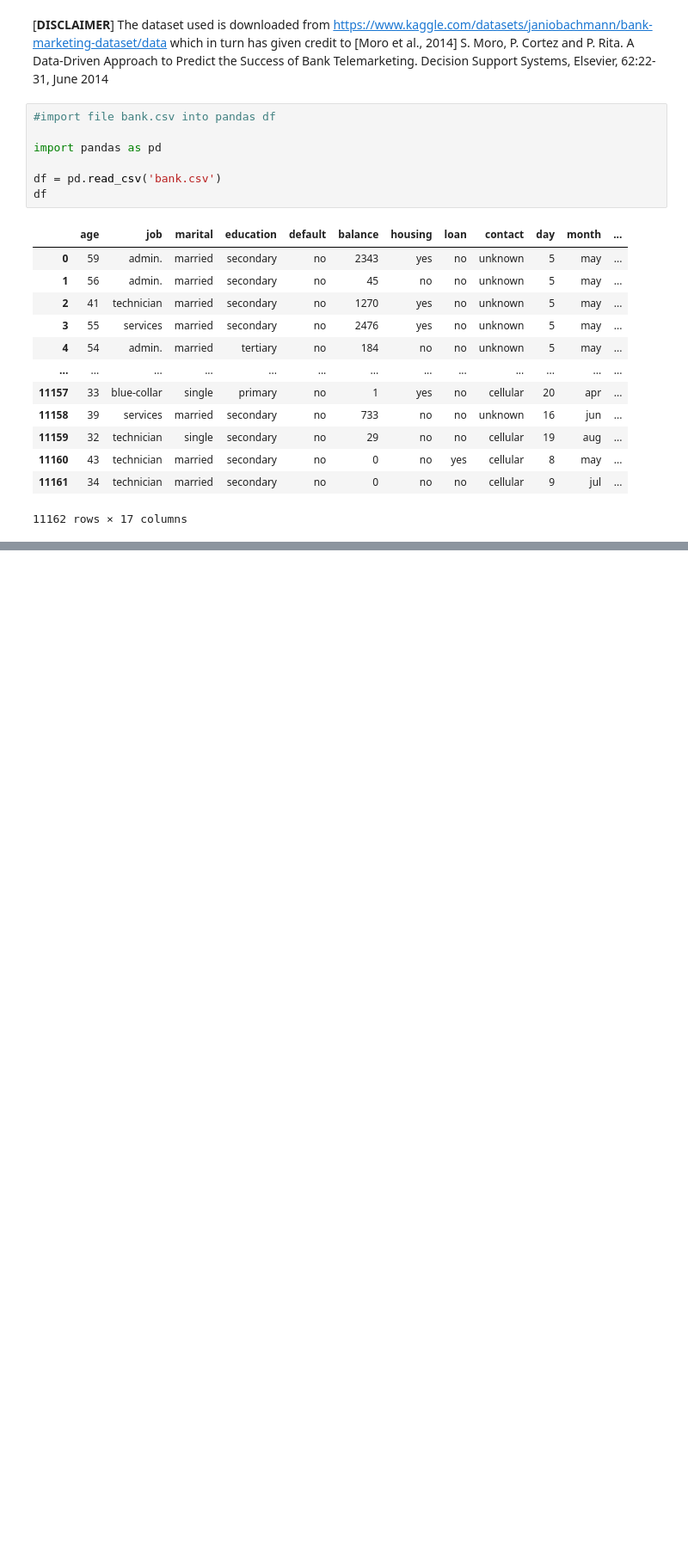
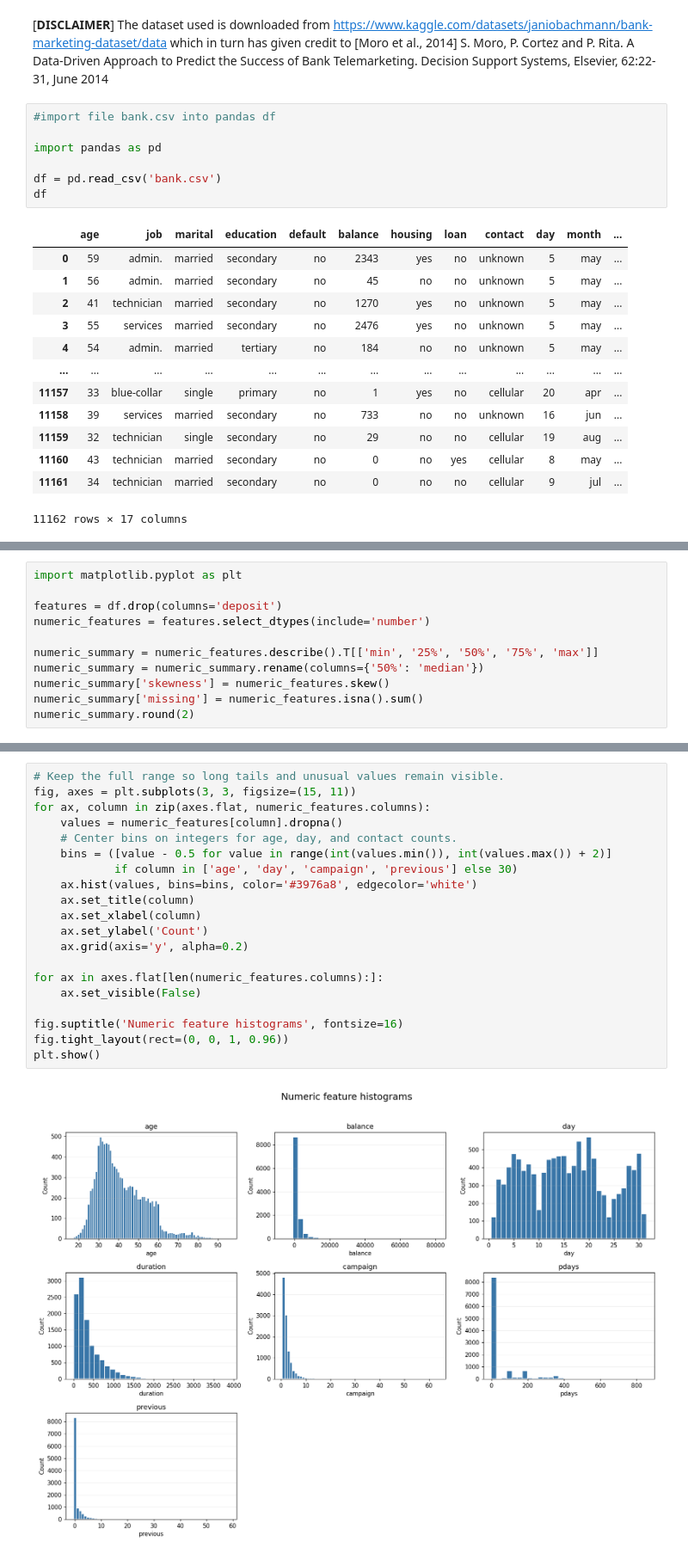
Before and after one commit to lance-kluge/bankChurnML, a Jupyter notebook: bankChurn.ipynb, the cells around one changed output, grey strips where cells are left out. Shown at 86% size. Saved outputs shown, nothing was run; the diff lists cells and outputs as text; blank space fills up the shorter version.

```diff
--- a/bankChurn.ipynb
+++ b/bankChurn.ipynb
@@ -24,0 +59,11 @@ df
+# %%
+import matplotlib.pyplot as plt
+
+features = df.drop(columns='deposit')
+numeric_features = features.select_dtypes(include='number')
+
+numeric_summary = numeric_features.describe().T[['min', '25%', '50%', '75%', 'max']]
+numeric_summary = numeric_summary.rename(columns={'50%': 'median'})
+numeric_summary['skewness'] = numeric_features.skew()
+numeric_summary['missing'] = numeric_features.isna().sum()
+numeric_summary.round(2)
@@ -24,0 +79,22 @@ df
+# %%
+# Keep the full range so long tails and unusual values remain visible.
+fig, axes = plt.subplots(3, 3, figsize=(15, 11))
+for ax, column in zip(axes.flat, numeric_features.columns):
+    values = numeric_features[column].dropna()
+    # Center bins on integers for age, day, and contact counts.
+    bins = ([value - 0.5 for value in range(int(values.min()), int(values.max()) + 2)]
+            if column in ['age', 'day', 'campaign', 'previous'] else 30)
+    ax.hist(values, bins=bins, color='#3976a8', edgecolor='white')
+    ax.set_title(column)
+    ax.set_xlabel(column)
+    ax.set_ylabel('Count')
+    ax.grid(axis='y', alpha=0.2)
+
+for ax in axes.flat[len(numeric_features.columns):]:
+    ax.set_visible(False)
+
+fig.suptitle('Numeric feature histograms', fontsize=16)
+fig.tight_layout(rect=(0, 0, 1, 0.96))
+plt.show()
+# %% [output]
+[figure, added]
```
Also changed, not shown: parts of 6 cells of this notebook.
